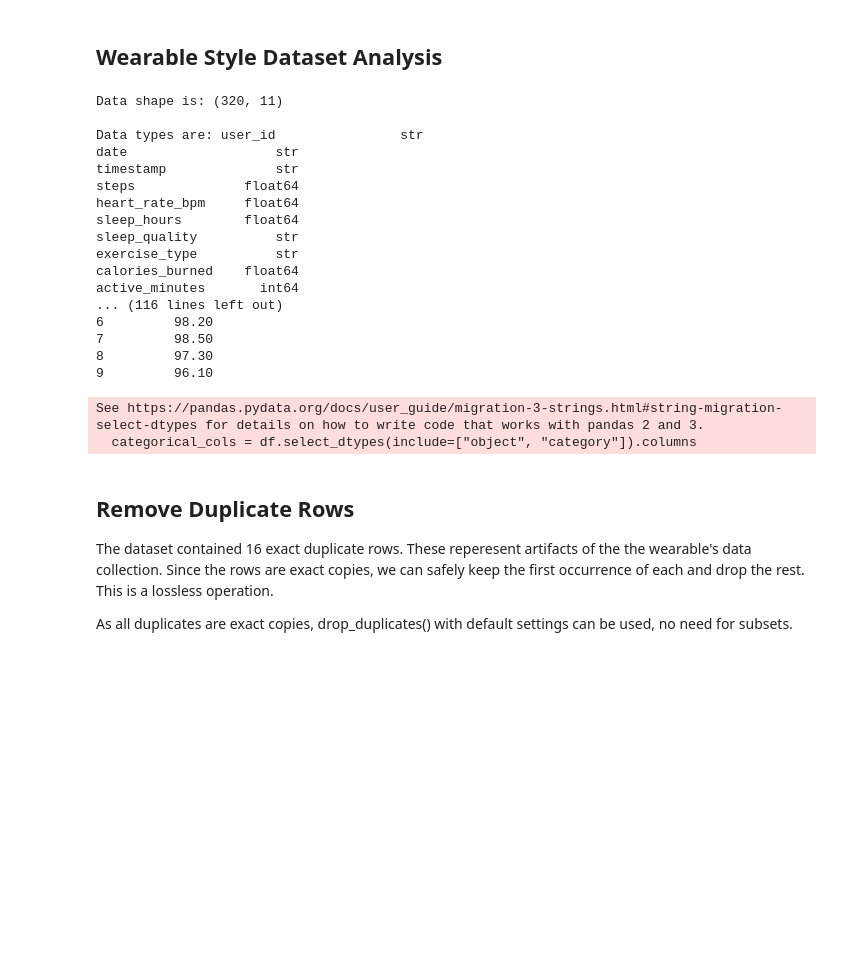
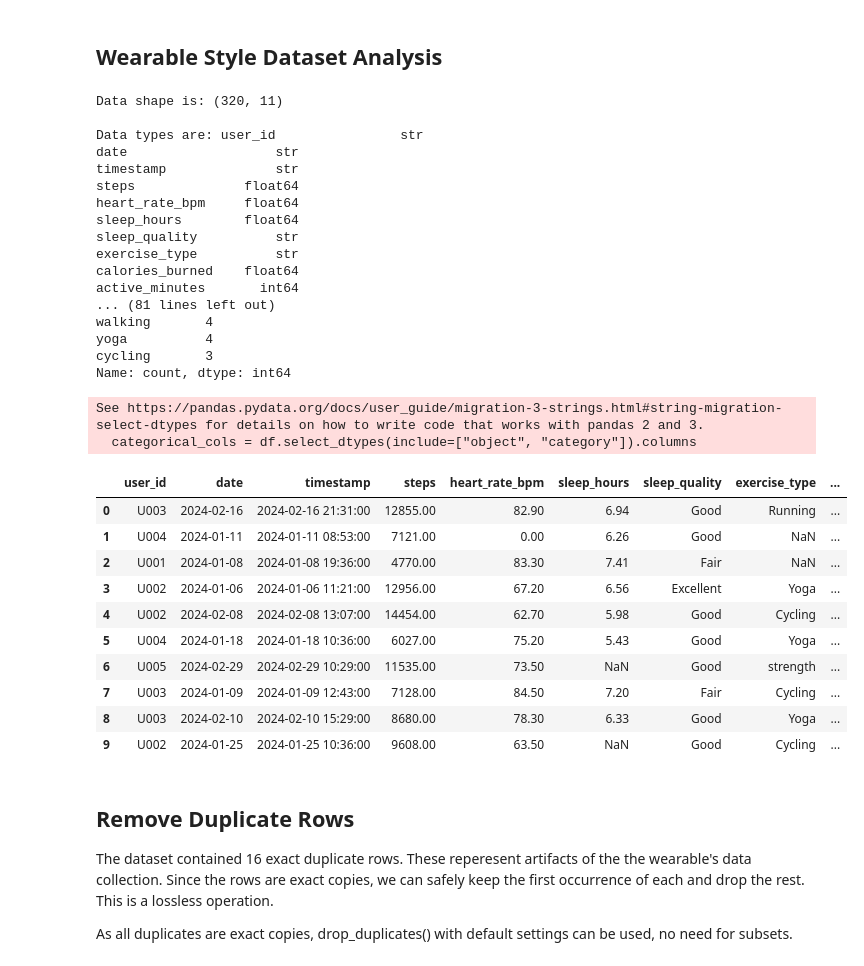
Before and after one commit to JacobReid108/Project, a Jupyter notebook: analysis.ipynb, the cells around one changed output. Cells and saved outputs as stored; diff of their text form; code cells hidden in the pictures; blank space fills up the shorter version.

```diff
--- a/analysis.ipynb
+++ b/analysis.ipynb
@@ -33,39 +33,50 @@ def profile_categoricals(df, max_unique=20):
 
     # Printing unique value quantities
     for col in categorical_cols:
         n_unique = df[col].nunique(dropna=False)
         print(f"\n{'=' * 40}")
         print(f"  {col}  ({n_unique} unique values)")
         print(f"{'=' * 40}")
 
         # Skipping columns with high cardinality
         if n_unique > max_unique:
             print(f"  [Skipped - too many unique values to be useful]")
         else:
             print(df[col].value_counts(dropna=False))
 
 profile_categoricals(df)
-print(df.head(10))
+display(df.head(10))
 # %% [output]
 Data shape is: (320, 11)
 
 Data types are: user_id                str
 date                   str
 timestamp              str
 steps              float64
 heart_rate_bpm     float64
 sleep_hours        float64
 sleep_quality          str
 exercise_type          str
 calories_burned    float64
 active_minutes       int64
-... (116 lines left out)
-6         98.20
-7         98.50
-8         97.30
-9         96.10
+... (81 lines left out)
+walking       4
+yoga          4
+cycling       3
+Name: count, dtype: int64
 See https://pandas.pydata.org/docs/user_guide/migration-3-strings.html#string-migration-select-dtypes for details on how to write code that works with pandas 2 and 3.
   categorical_cols = df.select_dtypes(include=["object", "category"]).columns
+|  | user_id | date | timestamp | steps | heart_rate_bpm | sleep_hours | sleep_quality | exercise_type | ... |
+| 0 | U003 | 2024-02-16 | 2024-02-16 21:31:00 | 12855.00 | 82.90 | 6.94 | Good | Running | ... |
+| 1 | U004 | 2024-01-11 | 2024-01-11 08:53:00 | 7121.00 | 0.00 | 6.26 | Good | NaN | ... |
+| 2 | U001 | 2024-01-08 | 2024-01-08 19:36:00 | 4770.00 | 83.30 | 7.41 | Fair | NaN | ... |
+| 3 | U002 | 2024-01-06 | 2024-01-06 11:21:00 | 12956.00 | 67.20 | 6.56 | Excellent | Yoga | ... |
+| 4 | U002 | 2024-02-08 | 2024-02-08 13:07:00 | 14454.00 | 62.70 | 5.98 | Good | Cycling | ... |
+| 5 | U004 | 2024-01-18 | 2024-01-18 10:36:00 | 6027.00 | 75.20 | 5.43 | Good | Yoga | ... |
+| 6 | U005 | 2024-02-29 | 2024-02-29 10:29:00 | 11535.00 | 73.50 | NaN | Good | strength | ... |
+| 7 | U003 | 2024-01-09 | 2024-01-09 12:43:00 | 7128.00 | 84.50 | 7.20 | Fair | Cycling | ... |
+| 8 | U003 | 2024-02-10 | 2024-02-10 15:29:00 | 8680.00 | 78.30 | 6.33 | Good | Yoga | ... |
+| 9 | U002 | 2024-01-25 | 2024-01-25 10:36:00 | 9608.00 | 63.50 | NaN | Good | Cycling | ... |
 # %% [markdown]
 ## Remove Duplicate Rows
 The dataset contained 16 exact duplicate rows. These reperesent artifacts of the the wearable's data collection. Since the rows are exact copies, we can safely keep the first occurrence of each and drop the rest. This is a lossless operation.
```
Also changed, not shown: parts of 8 cells of this notebook.
